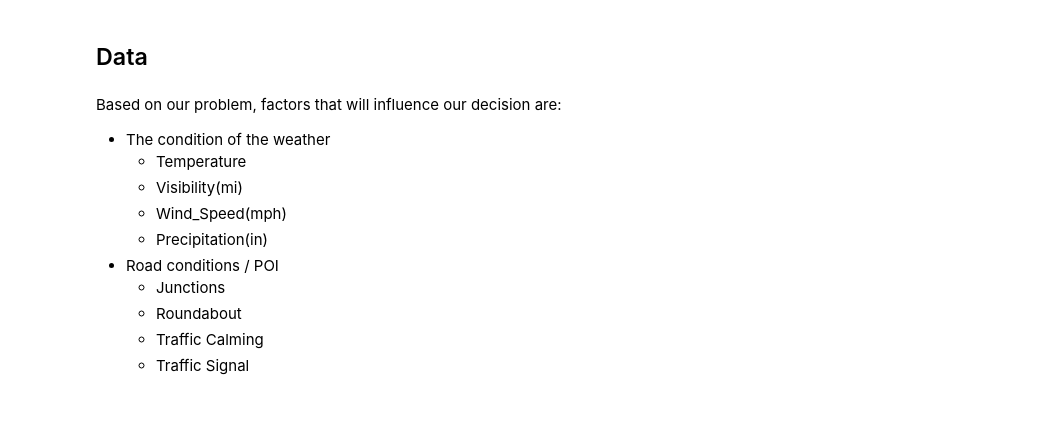
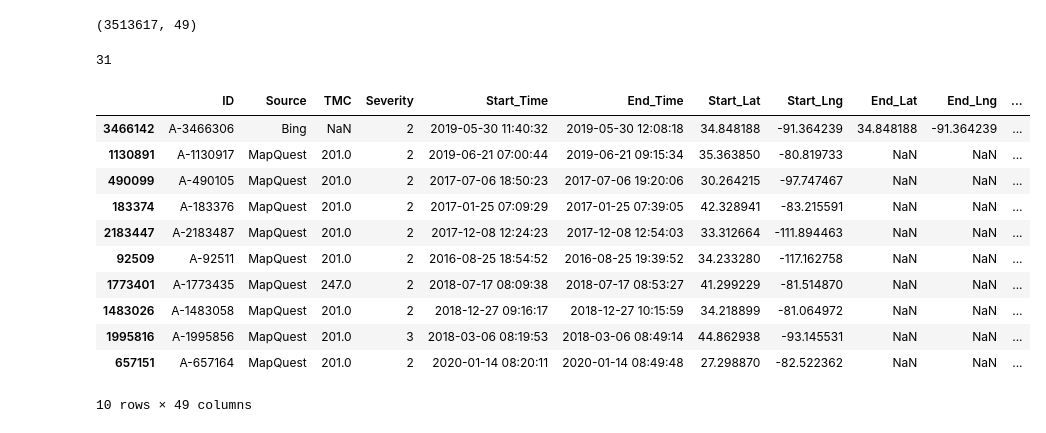
Before and after one commit to ieternalleo/Coursera_Capstone, a Jupyter notebook: Capstone_Project.ipynb, the cells around one changed output. Cells and saved outputs as stored; diff of their text form; code cells hidden in the pictures.

```diff
--- a/Capstone_Project.ipynb
+++ b/Capstone_Project.ipynb
@@ -19,14 +1,47 @@ We willl use data science to find the weather factors that have the highest affe
-# %% [markdown]
-## Data <a name="data"></a>
-# %% [markdown]
-Based on our problem, factors that will influence our decision are:
-* The condition of the weather
-    * Temperature
-    * Visibility(mi)
-    * Wind_Speed(mph)
-    * Precipitation(in)
-* Road conditions / POI
-    * Junctions
-    * Roundabout
-    * Traffic Calming
-    * Traffic Signal
+# %%
+# This Python 3 environment comes with many helpful analytics libraries installed
+# It is defined by the kaggle/python Docker image: https://github.com/kaggle/docker-python
+# For example, here's several helpful packages to load
+
+import numpy as np # linear algebra
+import pandas as pd # data processing, CSV file I/O (e.g. pd.read_csv)
+
+# Input data files are available in the read-only "../input/" directory
+# For example, running this (by clicking run or pressing Shift+Enter) will list all files under the input directory
+
+import os
+for dirname, _, filenames in os.walk('/kaggle/input'):
+    for filename in filenames:
+        path_to_data = os.path.join(dirname, filename)
+
+# You can write up to 5GB to the current directory (/kaggle/working/) that gets preserved as output when you create a version using "Save & Run All"
+# You can also write temporary files to /kaggle/temp/, but they won't be saved outside of the current session
+# %%
+data = pd.read_csv(path_to_data)
+
+# Shape of the data
+data.shape
+# %% [output]
+(3513617, 49)
+# %%
+# Check Columns
+data_columns = list(data)
+data_columns.index('Weather_Condition')
+# %% [output]
+31
+# %%
+#Check Random Entries
+data.sample(10)
+# %% [output]
+|  | ID | Source | TMC | Severity | Start_Time | End_Time | Start_Lat | Start_Lng | End_Lat | End_Lng | ... |
+| 3466142 | A-3466306 | Bing | NaN | 2 | 2019-05-30 11:40:32 | 2019-05-30 12:08:18 | 34.848188 | -91.364239 | 34.848188 | -91.364239 | ... |
+| 1130891 | A-1130917 | MapQuest | 201.0 | 2 | 2019-06-21 07:00:44 | 2019-06-21 09:15:34 | 35.363850 | -80.819733 | NaN | NaN | ... |
+| 490099 | A-490105 | MapQuest | 201.0 | 2 | 2017-07-06 18:50:23 | 2017-07-06 19:20:06 | 30.264215 | -97.747467 | NaN | NaN | ... |
+| 183374 | A-183376 | MapQuest | 201.0 | 2 | 2017-01-25 07:09:29 | 2017-01-25 07:39:05 | 42.328941 | -83.215591 | NaN | NaN | ... |
+| 2183447 | A-2183487 | MapQuest | 201.0 | 2 | 2017-12-08 12:24:23 | 2017-12-08 12:54:03 | 33.312664 | -111.894463 | NaN | NaN | ... |
+| 92509 | A-92511 | MapQuest | 201.0 | 2 | 2016-08-25 18:54:52 | 2016-08-25 19:39:52 | 34.233280 | -117.162758 | NaN | NaN | ... |
+| 1773401 | A-1773435 | MapQuest | 247.0 | 2 | 2018-07-17 08:09:38 | 2018-07-17 08:53:27 | 41.299229 | -81.514870 | NaN | NaN | ... |
+| 1483026 | A-1483058 | MapQuest | 201.0 | 2 | 2018-12-27 09:16:17 | 2018-12-27 10:15:59 | 34.218899 | -81.064972 | NaN | NaN | ... |
+| 1995816 | A-1995856 | MapQuest | 201.0 | 3 | 2018-03-06 08:19:53 | 2018-03-06 08:49:14 | 44.862938 | -93.145531 | NaN | NaN | ... |
+| 657151 | A-657164 | MapQuest | 201.0 | 2 | 2020-01-14 08:20:11 | 2020-01-14 08:49:48 | 27.298870 | -82.522362 | NaN | NaN | ... |
+10 rows × 49 columns
```
Also changed, not shown: parts of 24 cells of this notebook.
